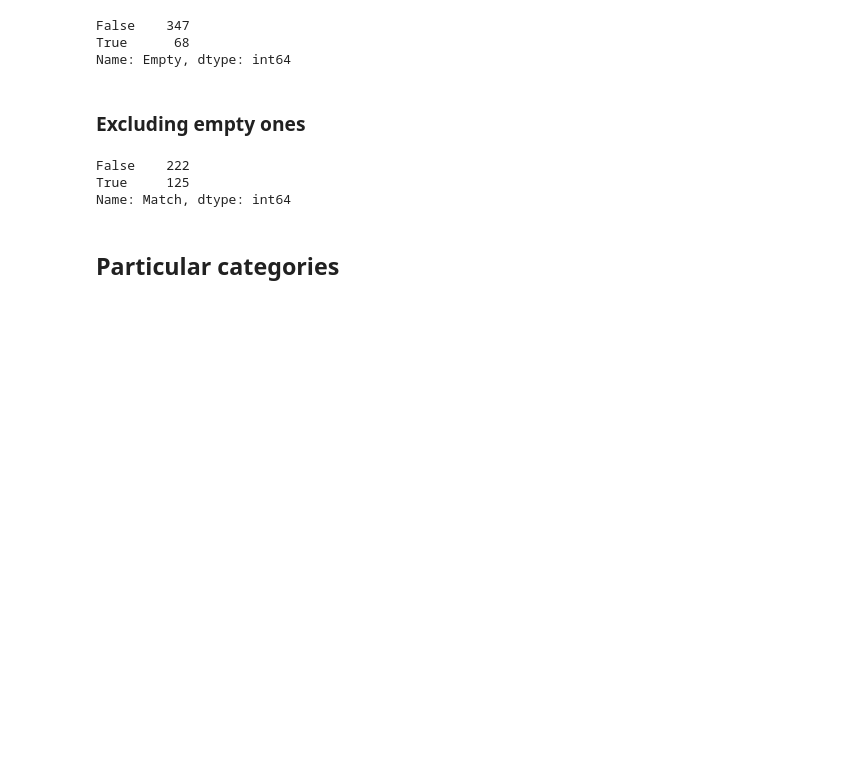
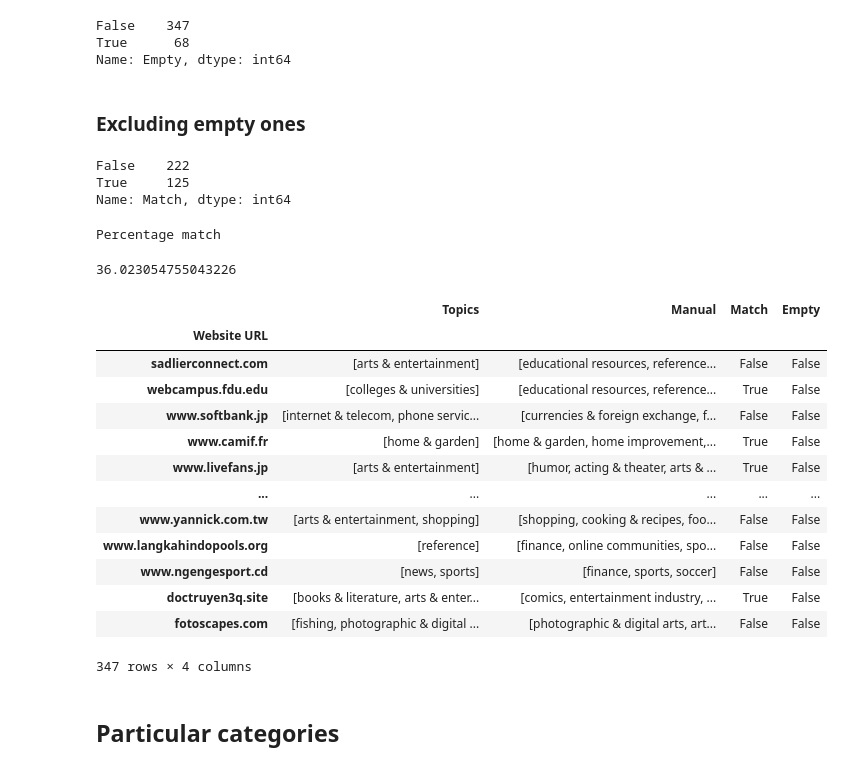
Before and after one commit to RumaisaHabib/cs356-proj, a Jupyter notebook: analysis.ipynb, the cells around one changed output. Drawn from its saved outputs; the diff is of its cells as text; code cells hidden in the pictures; blank space fills up the shorter version.

```diff
--- a/analysis.ipynb
+++ b/analysis.ipynb
@@ -212,5 +209,31 @@ combined_df[~combined_df.Empty]["Match"].value_counts()
 False    222
 True     125
 Name: Match, dtype: int64
+# %%
+print("Percentage match")
+combined_wo_empty_df = combined_df[~combined_df.Empty]
+temp = combined_wo_empty_df["Match"].value_counts()
+(temp[True])/(temp[True]+temp[False]) * 100
+# %% [output]
+Percentage match
+36.023054755043226
+# %%
+combined_wo_empty_df[~combined_wo_empty_df["Match"]].to_csv("mismatches.csv")
+combined_wo_empty_df
+# %% [output]
+|  | Topics | Manual | Match | Empty |
+| Website URL |  |  |  |  |
+| sadlierconnect.com | [arts & entertainment] | [educational resources, reference... | False | False |
+| webcampus.fdu.edu | [colleges & universities] | [educational resources, reference... | True | False |
+| www.softbank.jp | [internet & telecom, phone servic... | [currencies & foreign exchange, f... | False | False |
+| www.camif.fr | [home & garden] | [home & garden, home improvement,... | True | False |
+| www.livefans.jp | [arts & entertainment] | [humor, acting & theater, arts & ... | True | False |
+| ... | ... | ... | ... | ... |
+| www.yannick.com.tw | [arts & entertainment, shopping] | [shopping, cooking & recipes, foo... | False | False |
+| www.langkahindopools.org | [reference] | [finance, online communities, spo... | False | False |
+| www.ngengesport.cd | [news, sports] | [finance, sports, soccer] | False | False |
+| doctruyen3q.site | [books & literature, arts & enter... | [comics, entertainment industry, ... | True | False |
+| fotoscapes.com | [fishing, photographic & digital ... | [photographic & digital arts, art... | False | False |
+347 rows × 4 columns
 # %% [markdown]
 ## Particular categories
```
Also changed, not shown: parts of 3 cells of this notebook, 4 other files.
